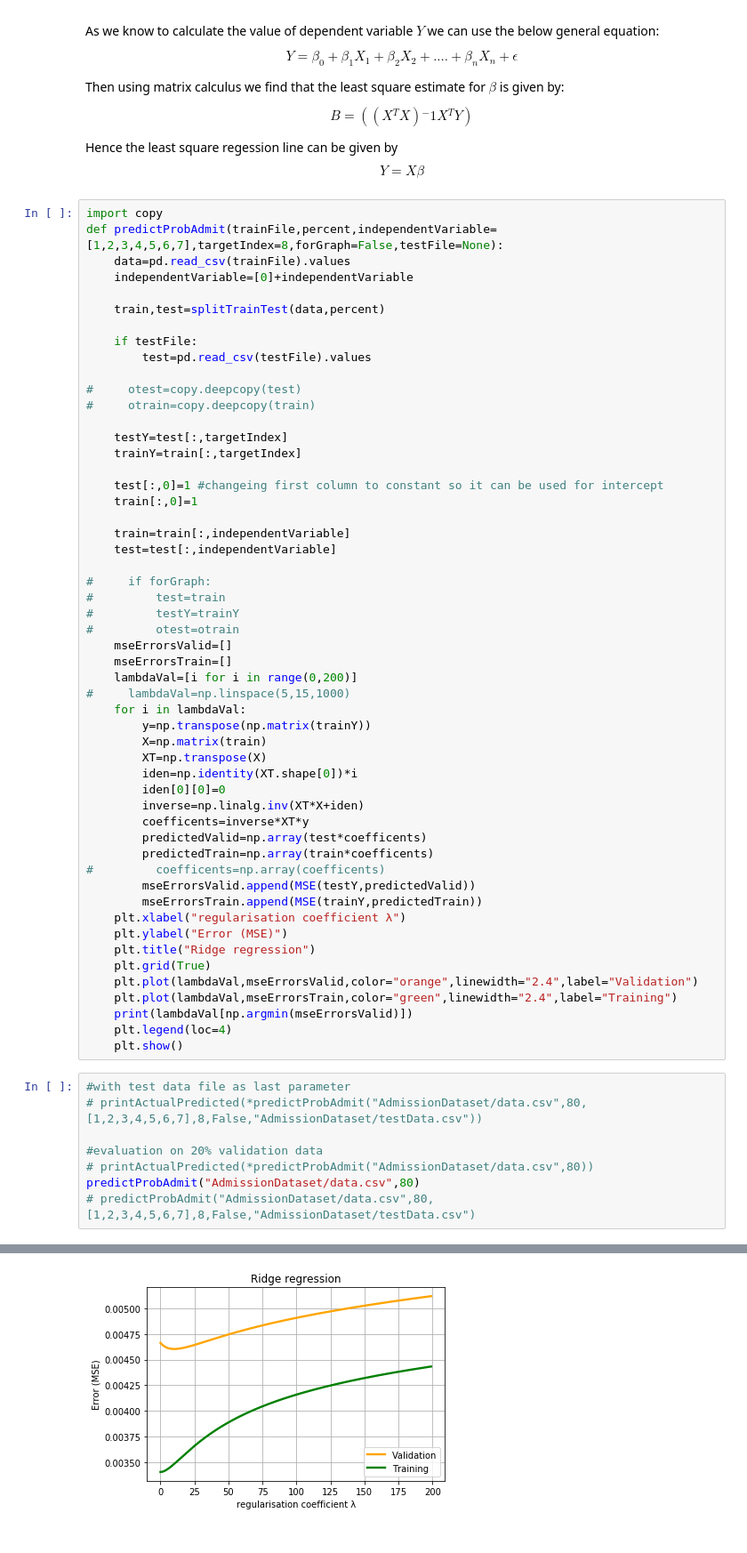
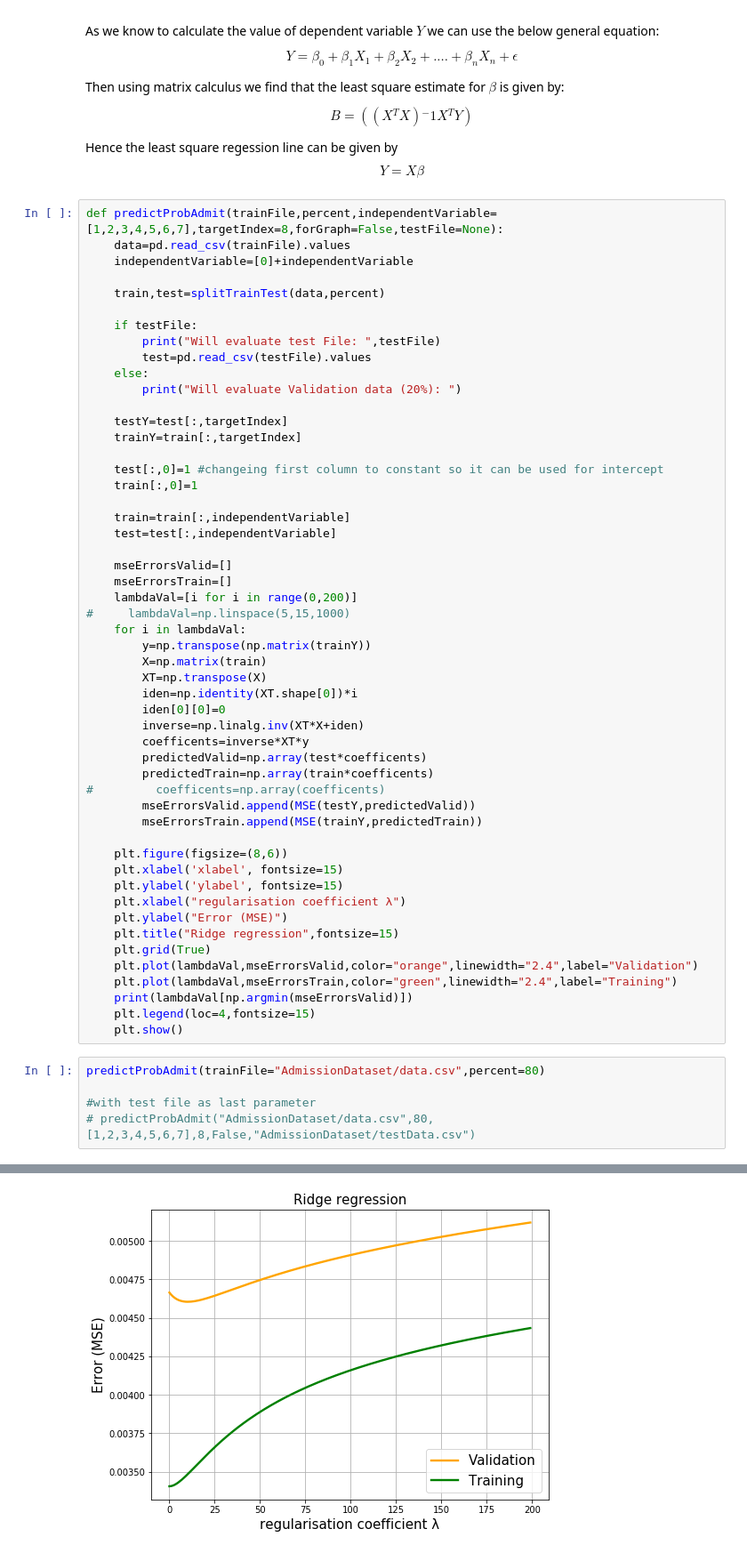
Before and after one commit to anujbansal16/Regularization, a Jupyter notebook: Assignment7.ipynb, the cells around one changed output, grey strips where cells are left out. Shown: that part at 89% size. Cells and saved outputs as stored; diff of their text form.

```diff
--- a/Assignment7.ipynb
+++ b/Assignment7.ipynb
@@ -91,7 +92,6 @@ $$B=((X{^T}X){^-1}X{^T}Y)$$
 Hence the least square regession line can be given by
 $$Y=X\beta$$
 # %%
-import copy
 def predictProbAdmit(trainFile,percent,independentVariable=[1,2,3,4,5,6,7],targetIndex=8,forGraph=False,testFile=None):
     data=pd.read_csv(trainFile).values
     independentVariable=[0]+independentVariable
@@ -99,10 +99,10 @@ def predictProbAdmit(trainFile,percent,independentVariable=[1,2,3,4,5,6,7],targe
     train,test=splitTrainTest(data,percent)
 
     if testFile:
+        print("Will evaluate test File: ",testFile)
         test=pd.read_csv(testFile).values
-
-#     otest=copy.deepcopy(test)
-#     otrain=copy.deepcopy(train)
+    else:
+        print("Will evaluate Validation data (20%): ")
 
     testY=test[:,targetIndex]
     trainY=train[:,targetIndex]
@@ -113,10 +113,6 @@ def predictProbAdmit(trainFile,percent,independentVariable=[1,2,3,4,5,6,7],targe
     train=train[:,independentVariable]
     test=test[:,independentVariable]
 
-#     if forGraph:
-#         test=train
-#         testY=trainY
-#         otest=otrain
     mseErrorsValid=[]
     mseErrorsTrain=[]
     lambdaVal=[i for i in range(0,200)]
@@ -134,21 +130,22 @@ def predictProbAdmit(trainFile,percent,independentVariable=[1,2,3,4,5,6,7],targe
 #         coefficents=np.array(coefficents)
         mseErrorsValid.append(MSE(testY,predictedValid))
         mseErrorsTrain.append(MSE(trainY,predictedTrain))
+
+    plt.figure(figsize=(8,6))
+    plt.xlabel('xlabel', fontsize=15)
+    plt.ylabel('ylabel', fontsize=15)
     plt.xlabel("regularisation coefficient λ")
     plt.ylabel("Error (MSE)")
-    plt.title("Ridge regression")
+    plt.title("Ridge regression",fontsize=15)
     plt.grid(True)
     plt.plot(lambdaVal,mseErrorsValid,color="orange",linewidth="2.4",label="Validation")
     plt.plot(lambdaVal,mseErrorsTrain,color="green",linewidth="2.4",label="Training")
     print(lambdaVal[np.argmin(mseErrorsValid)])
-    plt.legend(loc=4)
+    plt.legend(loc=4,fontsize=15)
     plt.show()
 # %%
-#with test data file as last parameter
-# printActualPredicted(*predictProbAdmit("AdmissionDataset/data.csv",80,[1,2,3,4,5,6,7],8,False,"AdmissionDataset/testData.csv"))
+predictProbAdmit(trainFile="AdmissionDataset/data.csv",percent=80)
 
-#evaluation on 20% validation data
-# printActualPredicted(*predictProbAdmit("AdmissionDataset/data.csv",80))
-predictProbAdmit("AdmissionDataset/data.csv",80)
+#with test file as last parameter
 # predictProbAdmit("AdmissionDataset/data.csv",80,[1,2,3,4,5,6,7],8,False,"AdmissionDataset/testData.csv")
 # %% [output]
@@ -155,3 +153,3 @@ predictProbAdmit("AdmissionDataset/data.csv",80)
 10
-[figure, old version]
+[figure, new version]
 # %%
```
Also changed, not shown: parts of 8 cells of this notebook, 6 other files.
